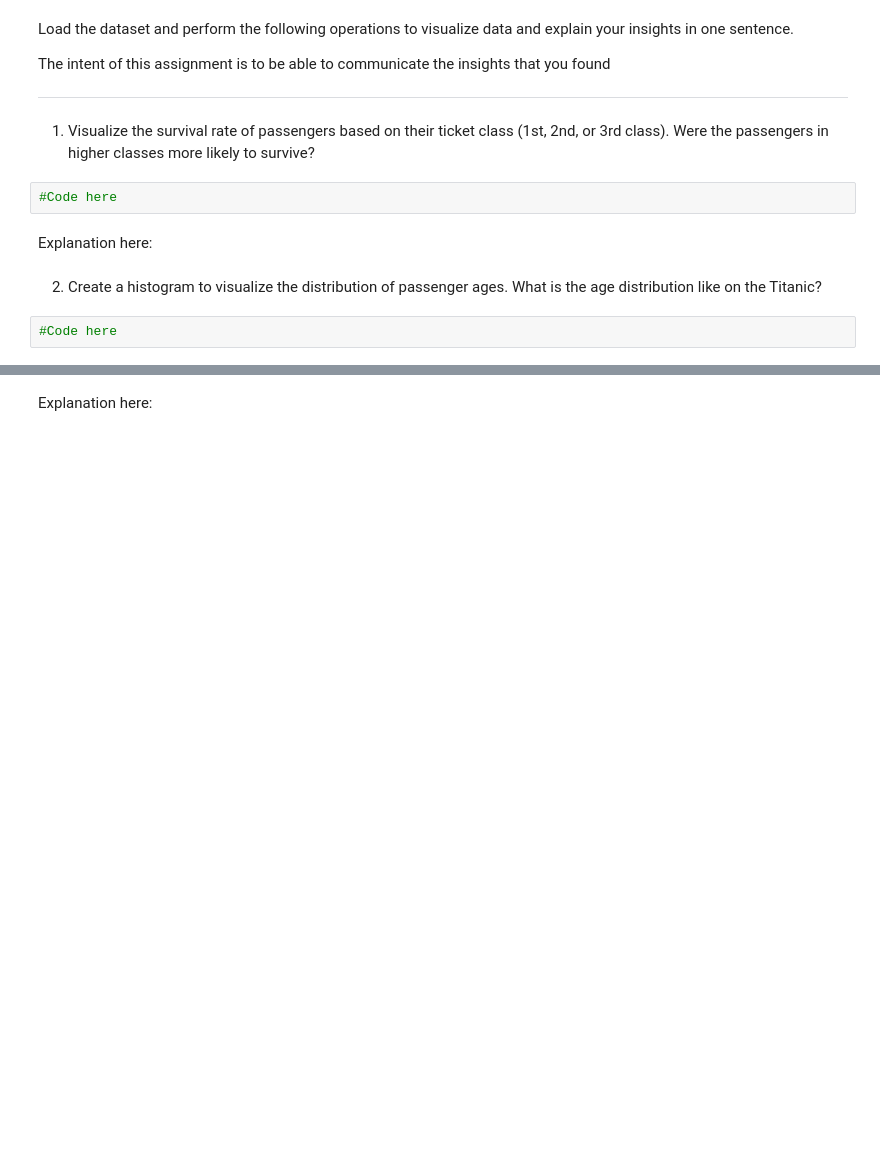
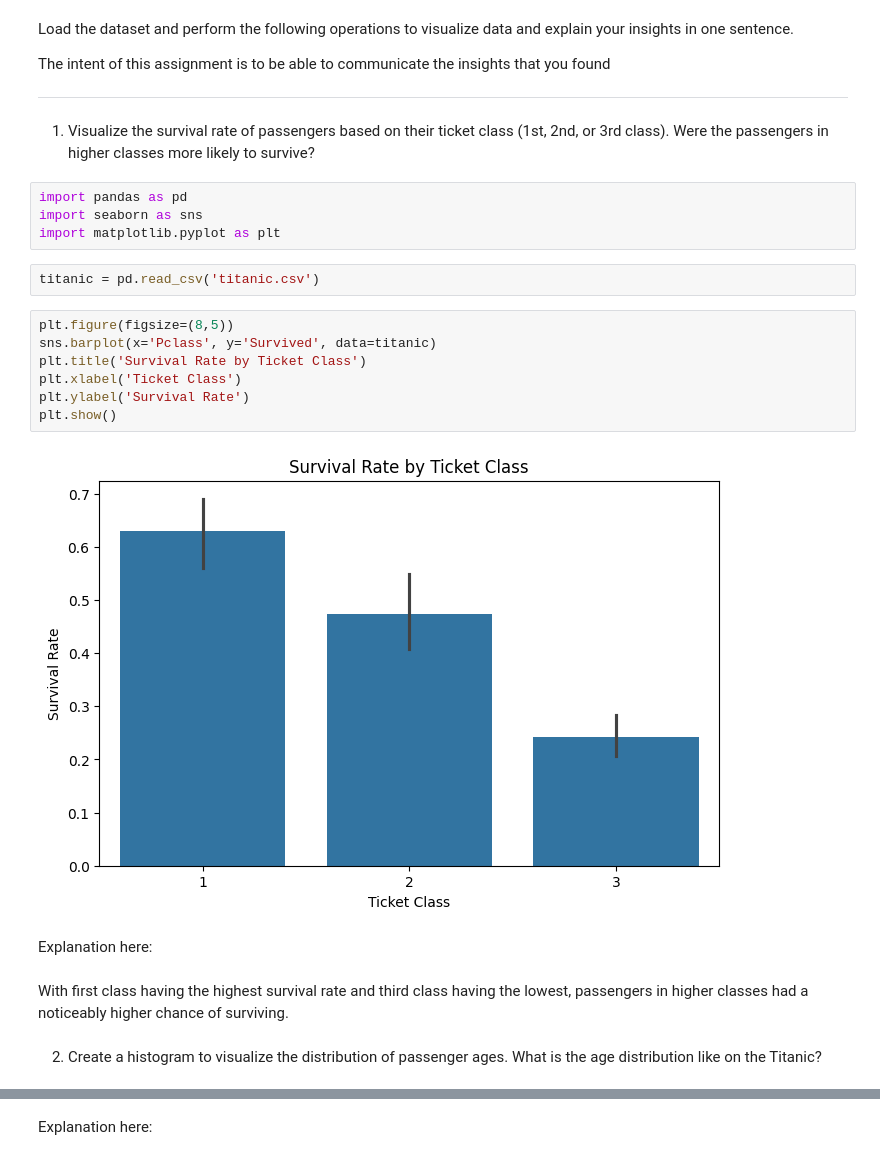
Before and after one commit to bonezone0707/CSC115-Week-2, a Jupyter notebook: Week_4_Assignment_4_1.ipynb, the cells around one changed output, grey strips where cells are left out. Drawn from its saved outputs; the diff is of its cells as text; blank space fills up the shorter version.

```diff
--- a/Week_4_Assignment_4_1.ipynb
+++ b/Week_4_Assignment_4_1.ipynb
@@ -9,11 +9,24 @@ The intent of this assignment is to be able to communicate the insights that you
 # %% [markdown]
 1. Visualize the survival rate of passengers based on their ticket class (1st, 2nd, or 3rd class).
 Were the passengers in higher classes more likely to survive?
-# %%
-#Code here
+# %%
+import pandas as pd
+import seaborn as sns
+import matplotlib.pyplot as plt
+# %%
+titanic = pd.read_csv('titanic.csv')
+# %%
+plt.figure(figsize=(8,5))
+sns.barplot(x='Pclass', y='Survived', data=titanic)
+plt.title('Survival Rate by Ticket Class')
+plt.xlabel('Ticket Class')
+plt.ylabel('Survival Rate')
+plt.show()
+# %% [output]
+[figure, added]
 # %% [markdown]
 Explanation here:
+# %% [markdown]
+With first class having the highest survival rate and third class having the lowest, passengers in higher classes had a noticeably higher chance of surviving.
 # %% [markdown]
 2. Create a histogram to visualize the distribution of passenger ages. What is the age distribution like on the Titanic?
-# %%
-#Code here
```
Also changed, not shown: parts of 12 cells of this notebook.
